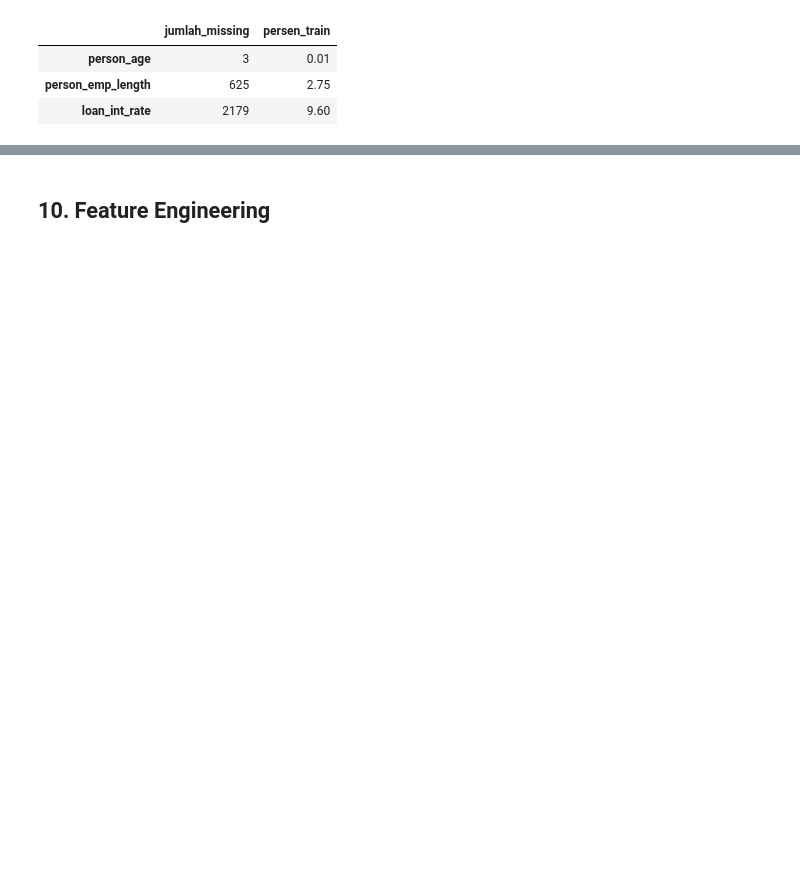
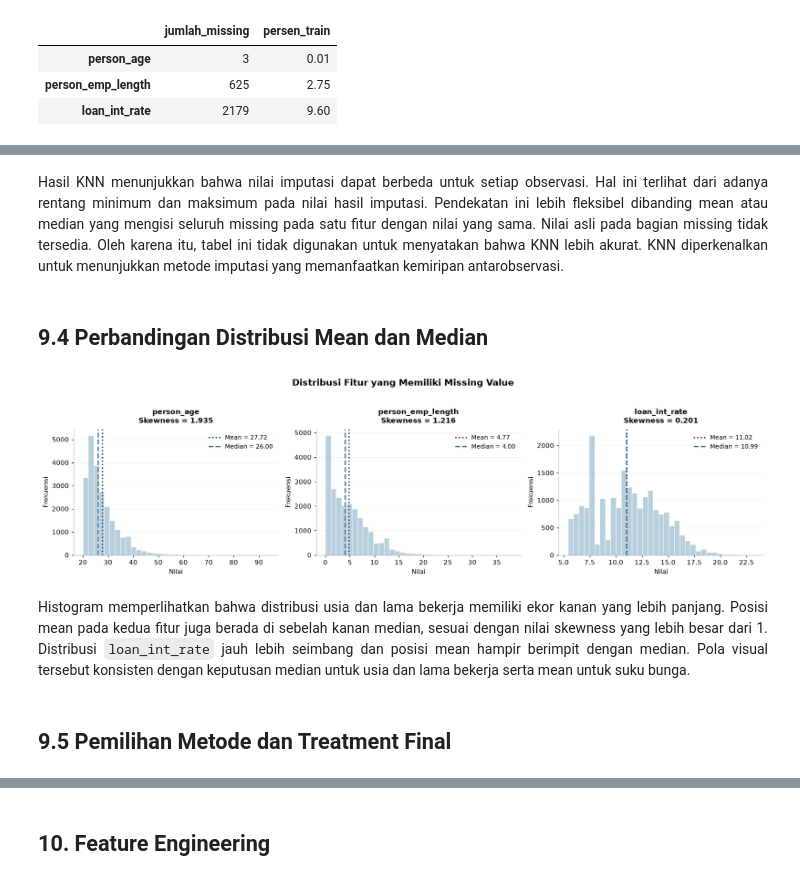
Before and after one commit to khansafiryal/Preprocessing_DSMBC, a Jupyter notebook: DSMBC_Day2_Preprocessing.ipynb, the cells around one changed output, grey strips where cells are left out. Drawn from its saved outputs; the diff is of its cells as text; code cells hidden in the pictures; blank space fills up the shorter version.

```diff
--- a/DSMBC_Day2_Preprocessing.ipynb
+++ b/DSMBC_Day2_Preprocessing.ipynb
@@ -392,9 +480,0 @@ plt.show()
-# %%
-for col in ["person_age", "person_income", "person_emp_length", "loan_amnt"]:
-    print("Nilai terbesar untuk", col)
-    display(
-        X_train_prep.nlargest(5, col)[
-            ["person_age", "person_income", "person_emp_length",
-             "loan_amnt", "loan_int_rate", "loan_percent_income"]
-        ]
-    )
@@ -517,0 +658,69 @@ Skewness person_income setelah log transform pada train: 0.158
+# %% [markdown]
+<div style="text-align: justify; line-height: 1.65;">
+Hasil KNN menunjukkan bahwa nilai imputasi dapat berbeda untuk setiap observasi. Hal ini terlihat dari adanya rentang minimum dan maksimum pada nilai hasil imputasi. Pendekatan ini lebih fleksibel dibanding mean atau median yang mengisi seluruh missing pada satu fitur dengan nilai yang sama. Nilai asli pada bagian missing tidak tersedia. Oleh karena itu, tabel ini tidak digunakan untuk menyatakan bahwa KNN lebih akurat. KNN diperkenalkan untuk menunjukkan metode imputasi yang memanfaatkan kemiripan antarobservasi.
+</div>
+# %% [markdown]
+## **9.4 Perbandingan Distribusi Mean dan Median**
+# %%
+fig, axes = plt.subplots(
+    1,
+    len(missing_numeric_cols),
+    figsize=(5.2 * len(missing_numeric_cols), 4.2)
+)
+
+if len(missing_numeric_cols) == 1:
+    axes = [axes]
+
+for ax, col in zip(axes, missing_numeric_cols):
+    values = X_train_prep[col].dropna()
+    mean_value = values.mean()
+    median_value = values.median()
+    skew_value = values.skew()
+
+    ax.hist(
+        values,
+        bins=35,
+        color=COLOR_LIGHT,
+        edgecolor="white",
+        linewidth=0.7
+    )
+    ax.axvline(
+        mean_value,
+        color=COLOR_DARK,
+        linewidth=2,
+        linestyle=":",
+        label=f"Mean = {mean_value:.2f}"
+    )
+    ax.axvline(
+        median_value,
+        color=COLOR_PRIMARY,
+        linewidth=2,
+        linestyle="--",
+        label=f"Median = {median_value:.2f}"
+    )
+
+    ax.set_title(
+        f"{col}\nSkewness = {skew_value:.3f}",
+        pad=10,
+        weight="bold"
+    )
+    ax.set_xlabel("Nilai")
+    ax.set_ylabel("Frekuensi")
+    ax.grid(axis="y", alpha=0.14)
+    ax.legend(frameon=False, fontsize=9)
+
+fig.suptitle(
+    "Distribusi Fitur yang Memiliki Missing Value",
+    fontsize=14,
+    weight="bold",
+    y=1.03
+)
+
+plt.tight_layout()
+plt.show()
+# %% [output]
+[figure, added]
+# %% [markdown]
+<div style="text-align: justify; line-height: 1.65;">Histogram memperlihatkan bahwa distribusi usia dan lama bekerja memiliki ekor kanan yang lebih panjang. Posisi mean pada kedua fitur juga berada di sebelah kanan median, sesuai dengan nilai skewness yang lebih besar dari 1. Distribusi <code>loan_int_rate</code> jauh lebih seimbang dan posisi mean hampir berimpit dengan median. Pola visual tersebut konsisten dengan keputusan median untuk usia dan lama bekerja serta mean untuk suku bunga.</div>
+# %% [markdown]
+## **9.5 Pemilihan Metode dan Treatment Final**
```
Also changed, not shown: parts of 216 cells of this notebook.
